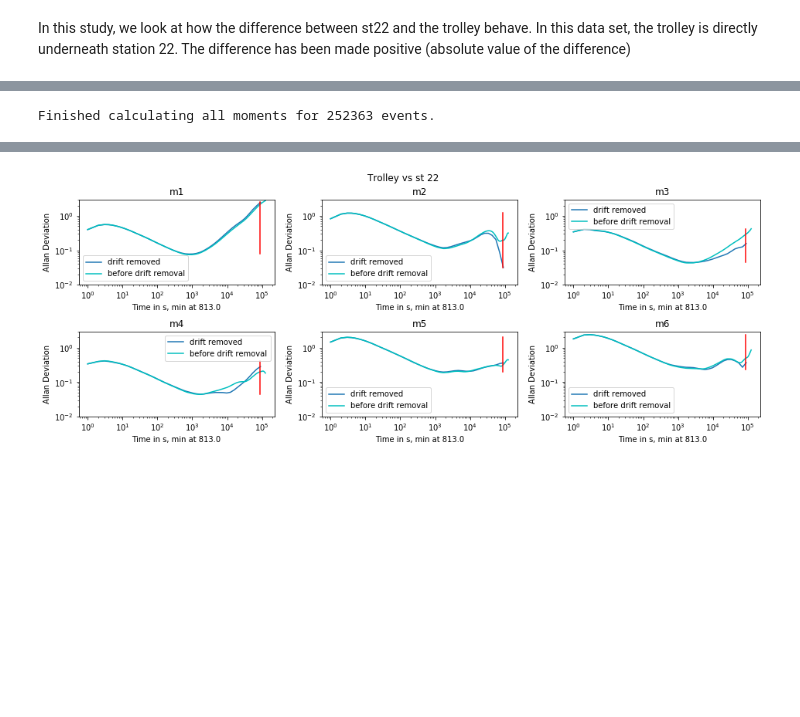
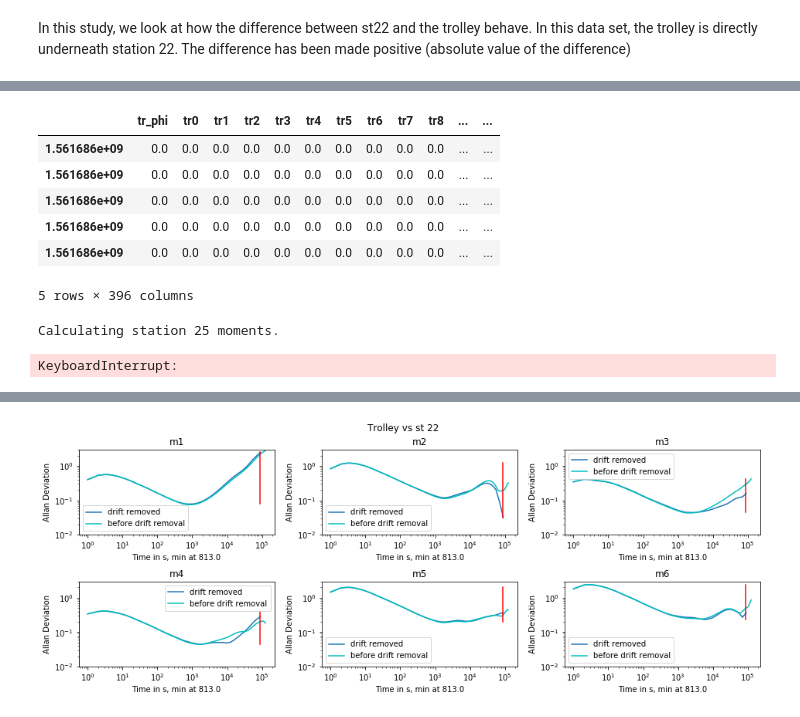
Before and after one commit to aetb/trfp, a Jupyter notebook: Superlong_st22_vs_trolley_Jonathan.ipynb, the cells around one changed output, grey strips where cells are left out. Cells and saved outputs as stored; diff of their text form; code cells hidden in the pictures; blank space fills up the shorter version.

```diff
--- a/Superlong_st22_vs_trolley_Jonathan.ipynb
+++ b/Superlong_st22_vs_trolley_Jonathan.ipynb
@@ -285,0 +298,18 @@ sl_interp_df = pd.read_hdf(filename)
+# %%
+interp_df = root_to_pandas([7780], prefix='data2/newg2/DataProduction/Offline/ArtTFSDir/v9_24_00_dev2/FieldPlainRootOutput_', tr_run=True)
+
+for run in range(7781, 7825):  # no 7794 yet
+    clear_output()
+    print 'Run: '+str(run)+' of 7825'
+    temp_df = root_to_pandas([run], prefix='data2/newg2/DataProduction/Offline/ArtTFSDir/v9_24_00_dev2/FieldPlainRootOutput_', tr_run=True)
+    fill_times = np.arange(interp_df.index.values[-1]+1, temp_df.index.values[0])
+    fill_df = pd.DataFrame(index=fill_times, columns=interp_df.columns)
+
+    for col in interp_df.columns:
+        fill_df[col] = np.interp(fill_times, np.append(interp_df.index.values, temp_df.index.values),
+                                 np.append(interp_df[col].values, temp_df[col].values))
+
+    interp_df = interp_df.append(fill_df)
+    interp_df = interp_df.append(temp_df)
+
+interp_df['tr_phi'] = 99.03
@@ -286,4 +336,17 @@ sl_interp_df = pd.read_hdf(filename)
+# %%
+test = (interp_df-sl_interp_df)
+test.head()
+# %% [output]
+|  | tr_phi | tr0 | tr1 | tr2 | tr3 | tr4 | tr5 | tr6 | tr7 | tr8 | ... | ... |
+| 1.561686e+09 | 0.0 | 0.0 | 0.0 | 0.0 | 0.0 | 0.0 | 0.0 | 0.0 | 0.0 | 0.0 | ... | ... |
+| 1.561686e+09 | 0.0 | 0.0 | 0.0 | 0.0 | 0.0 | 0.0 | 0.0 | 0.0 | 0.0 | 0.0 | ... | ... |
+| 1.561686e+09 | 0.0 | 0.0 | 0.0 | 0.0 | 0.0 | 0.0 | 0.0 | 0.0 | 0.0 | 0.0 | ... | ... |
+| 1.561686e+09 | 0.0 | 0.0 | 0.0 | 0.0 | 0.0 | 0.0 | 0.0 | 0.0 | 0.0 | 0.0 | ... | ... |
+| 1.561686e+09 | 0.0 | 0.0 | 0.0 | 0.0 | 0.0 | 0.0 | 0.0 | 0.0 | 0.0 | 0.0 | ... | ... |
+5 rows × 396 columns
 # %%
 sl_moment_df = helper.calc_moment_df(sl_interp_df)
+sl_moment_df.head(n = 20)
 # %% [output]
-Finished calculating all moments for 252363 events.
+Calculating station 25 moments.
+KeyboardInterrupt:
```
Also changed, not shown: parts of 8 cells of this notebook, 8 other files.
